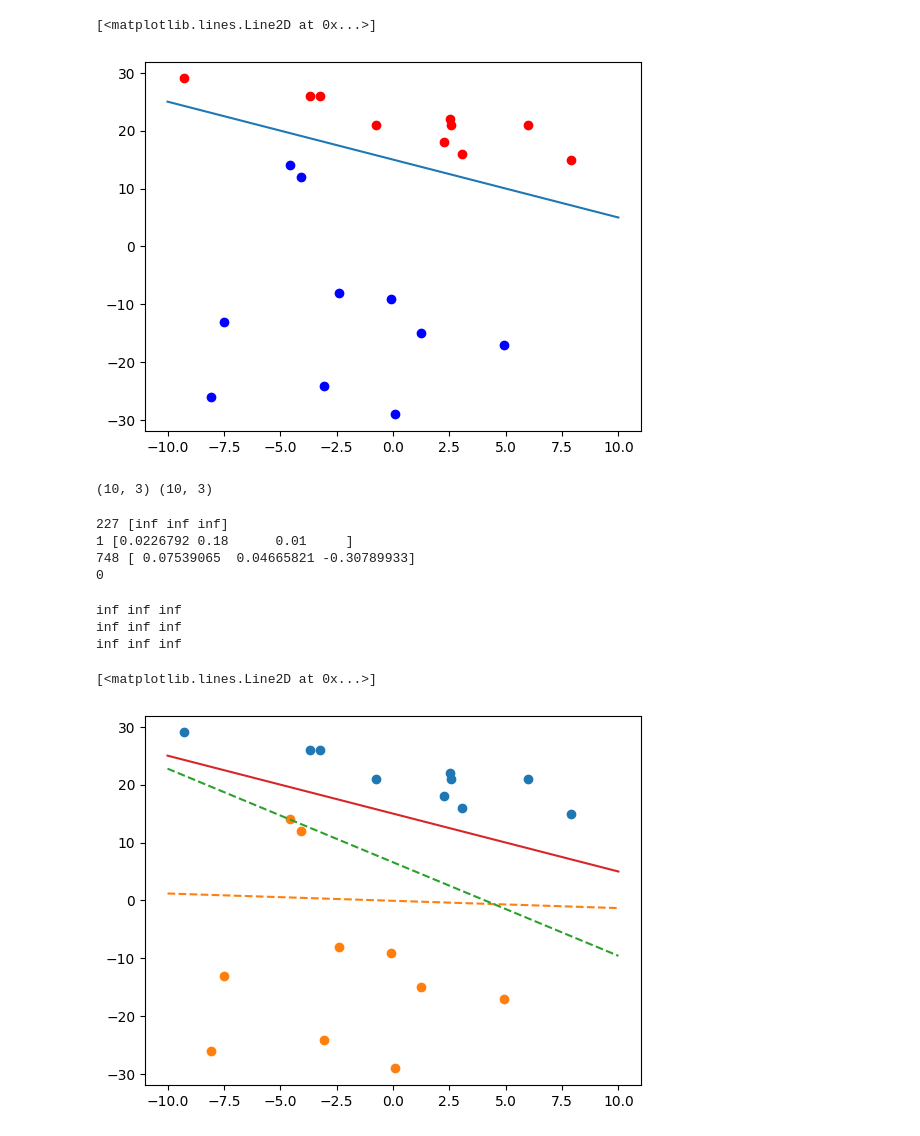
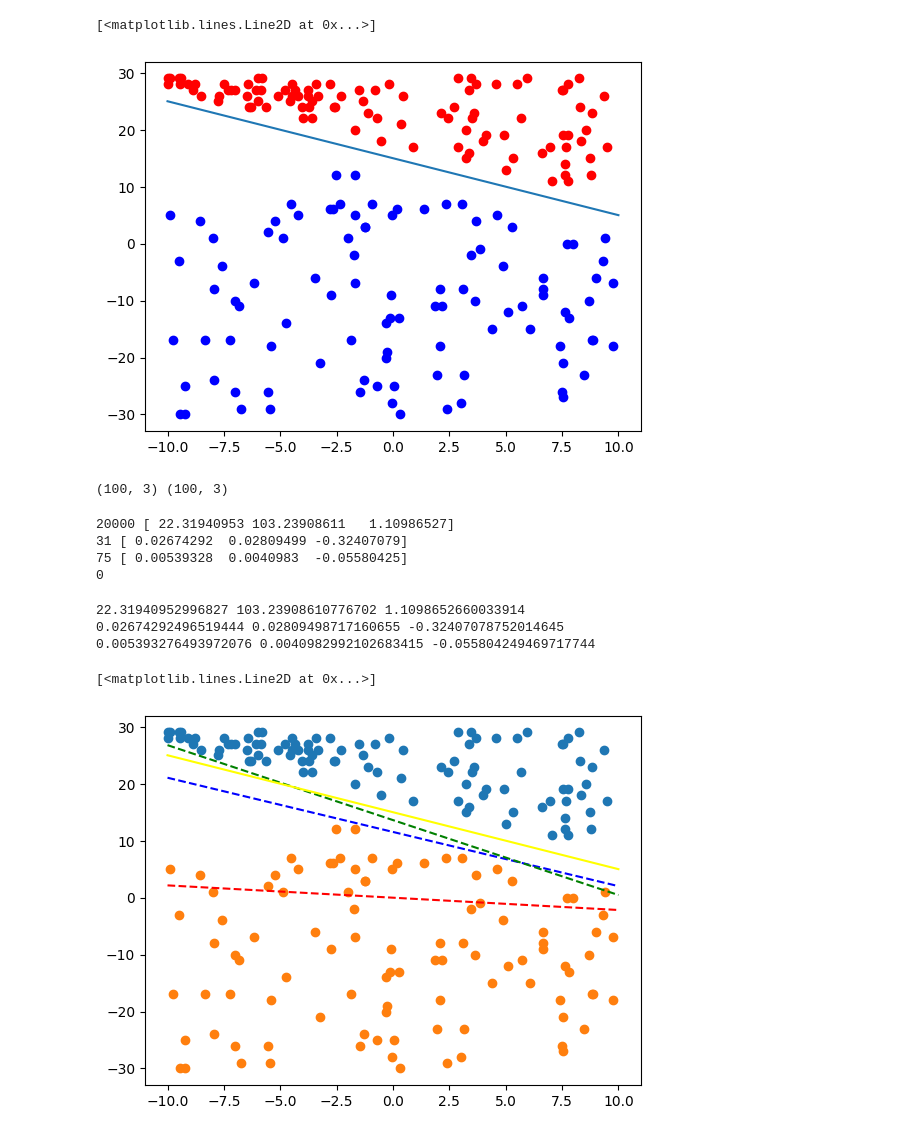
Before and after one commit to MandaKausthubh/Machine_Learning, a Jupyter notebook: Problem_1_5.ipynb, the cells around one changed output. Cells and saved outputs as stored; diff of their text form; code cells hidden in the pictures.

```diff
--- a/Problem_1_5.ipynb
+++ b/Problem_1_5.ipynb
@@ -8,7 +8,7 @@ import matplotlib.pyplot as plt
 def TargetFunction(x):
     return -x + 15
 
-NumberOfDataPoints = 10
+NumberOfDataPoints = 100
 
 x1_red  = np.random.rand(NumberOfDataPoints)*20 - 10
 x1_blue = np.random.rand(NumberOfDataPoints)*20 - 10
@@ -26,7 +26,7 @@ plt.scatter(x=x1_blue, y=x2_blue, color="blue")
 plt.plot(x, TargetFunction(x))
 # %% [output]
 [<matplotlib.lines.Line2D at 0x...>]
-[figure, old version]
+[figure, new version]
 # %%
 # Preparing the Data Set
 red_data    = np.dstack((x1_red, x2_red, np.ones_like(x1_red)))[0]
@@ -47,7 +47,7 @@ def FirstMismatch(W):
 
 print(red_data.shape, blue_data.shape)
 # %% [output]
-(10, 3) (10, 3)
+(100, 3) (100, 3)
 # %%
 # Modified Perceptron Learning Algorithm
 x, y = FirstMismatch(w)
@@ -55,21 +55,27 @@ x1, y1 = FirstMismatch(w1)
 x2, y2 = FirstMismatch(w2)
 count = 0
 
-while x is not None and count < 2000:
+while x is not None and count < 20000:
     w += 0.1*(y-np.inner(w,x))*x
+    while(np.any(np.abs(w) > 1000)):
+        w /= 100
     x, y = FirstMismatch(w)
     count += 1
 print(count, w)
 count = 0
-while x1 is not None and count < 2000:
+while x1 is not None and count < 20000:
     w1 += 0.01*(y1-np.inner(w1,x1))*x1
-    x1, y1 = FirstMismatch(w)
+    while(np.any(np.abs(w1) > 1000)):
+        w1 /= 100
+    x1, y1 = FirstMismatch(w1)
     count += 1
 
 print(count, w1)
 count = 0
-while x2 is not None and count < 2000:
+while x2 is not None and count < 20000:
     w2 += 0.001*(y2-np.inner(w2,x2))*x2
+    while(np.any(np.abs(w1) > 1000)):
+        w2 /= 100
     x2, y2 = FirstMismatch(w2)
     count += 1
 
@@ -77,26 +83,26 @@ print(count, w2)
 count = 0
 print(count)
 # %% [output]
-227 [inf inf inf]
-1 [0.0226792 0.18      0.01     ]
-748 [ 0.07539065  0.04665821 -0.30789933]
+20000 [ 22.31940953 103.23908611   1.10986527]
+31 [ 0.02674292  0.02809499 -0.32407079]
+75 [ 0.00539328  0.0040983  -0.05580425]
 0
 # %%
 def NewLine(x, w0, w1, w2):
     print(w0, w1, w2)
     return -((w0*x/w1) + (w2/w1))
 
 x = np.linspace(start=-10, stop=10, num=1000)
 
 plt.scatter(x1_red, x2_red)
 plt.scatter(x1_blue, x2_blue)
-plt.plot(x, NewLine(x, w[0], w[1], w[2]), '--')
-plt.plot(x, NewLine(x, w1[0], w1[1], w1[2]), '--')
-plt.plot(x, NewLine(x, w2[0], w2[1], w2[2]), '--')
-plt.plot(x, TargetFunction(x))
+plt.plot(x, NewLine(x, w[0], w[1], w[2]), '--', color="red")
+plt.plot(x, NewLine(x, w1[0], w1[1], w1[2]), '--', color="blue")
+plt.plot(x, NewLine(x, w2[0], w2[1], w2[2]), '--', color = "green")
+plt.plot(x, TargetFunction(x), color="yellow")
 # %% [output]
-inf inf inf
-inf inf inf
-inf inf inf
+22.31940952996827 103.23908610776702 1.1098652660033914
+0.02674292496519444 0.02809498717160655 -0.32407078752014645
+0.005393276493972076 0.0040982992102683415 -0.055804249469717744
 [<matplotlib.lines.Line2D at 0x...>]
-[figure, old version]
+[figure, new version]
```
